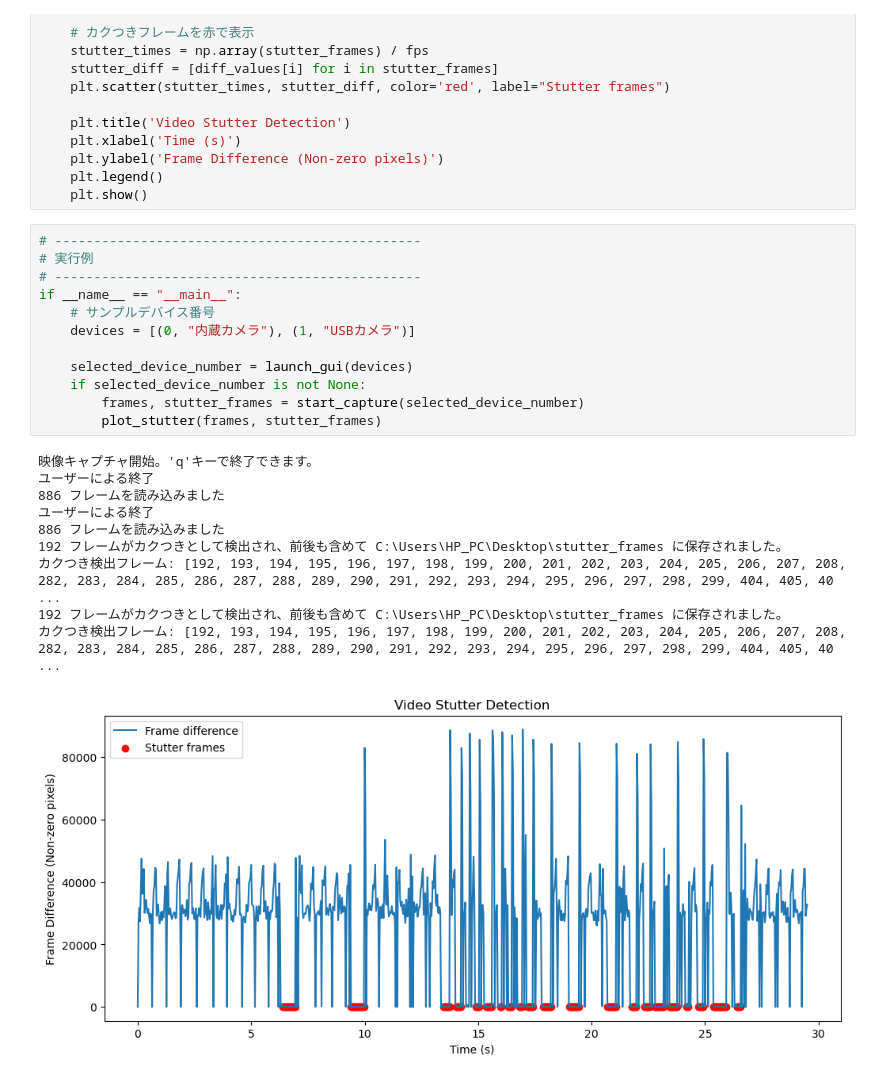
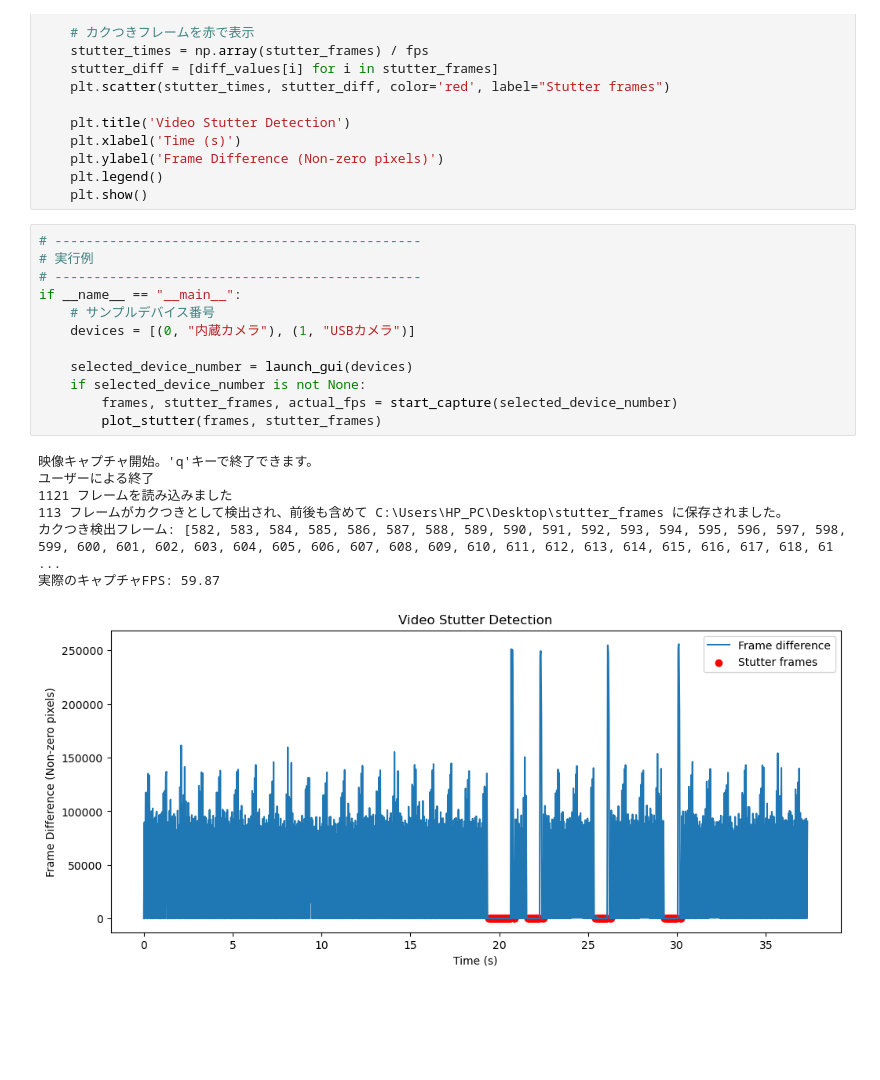
Before and after one commit to y-fukushima-0501/MAIN_workspace_TestProg_video, a Jupyter notebook: notebooks/01_test.ipynb, the cells around one changed output. Saved outputs shown, nothing was run; the diff lists cells and outputs as text; blank space fills up the shorter version.

```diff
--- a/notebooks/01_test.ipynb
+++ b/notebooks/01_test.ipynb
@@ -273,23 +311,20 @@ def plot_stutter(frames, stutter_frames, fps=30):
 # %%
 # -----------------------------------------------
 # 実行例
 # -----------------------------------------------
 if __name__ == "__main__":
     # サンプルデバイス番号
     devices = [(0, "内蔵カメラ"), (1, "USBカメラ")]
 
     selected_device_number = launch_gui(devices)
     if selected_device_number is not None:
-        frames, stutter_frames = start_capture(selected_device_number)
+        frames, stutter_frames, actual_fps = start_capture(selected_device_number)
         plot_stutter(frames, stutter_frames)
 # %% [output]
 映像キャプチャ開始。'q'キーで終了できます。
 ユーザーによる終了
-886 フレームを読み込みました
-ユーザーによる終了
-886 フレームを読み込みました
-192 フレームがカクつきとして検出され、前後も含めて C:\Users\HP_PC\Desktop\stutter_frames に保存されました。
-カクつき検出フレーム: [192, 193, 194, 195, 196, 197, 198, 199, 200, 201, 202, 203, 204, 205, 206, 207, 208, 282, 283, 284, 285, 286, 287, 288, 289, 290, 291, 292, 293, 294, 295, 296, 297, 298, 299, 404, 405, 40 ...
-192 フレームがカクつきとして検出され、前後も含めて C:\Users\HP_PC\Desktop\stutter_frames に保存されました。
-カクつき検出フレーム: [192, 193, 194, 195, 196, 197, 198, 199, 200, 201, 202, 203, 204, 205, 206, 207, 208, 282, 283, 284, 285, 286, 287, 288, 289, 290, 291, 292, 293, 294, 295, 296, 297, 298, 299, 404, 405, 40 ...
+1121 フレームを読み込みました
+113 フレームがカクつきとして検出され、前後も含めて C:\Users\HP_PC\Desktop\stutter_frames に保存されました。
+カクつき検出フレーム: [582, 583, 584, 585, 586, 587, 588, 589, 590, 591, 592, 593, 594, 595, 596, 597, 598, 599, 600, 601, 602, 603, 604, 605, 606, 607, 608, 609, 610, 611, 612, 613, 614, 615, 616, 617, 618, 61 ...
+実際のキャプチャFPS: 59.87
-[figure, old version]
+[figure, new version]
```
Also changed, not shown: parts of 1 cell of this notebook.
